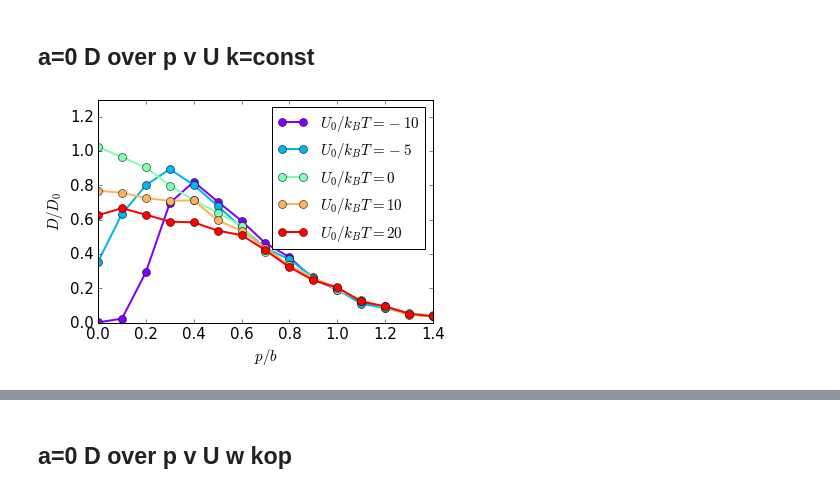
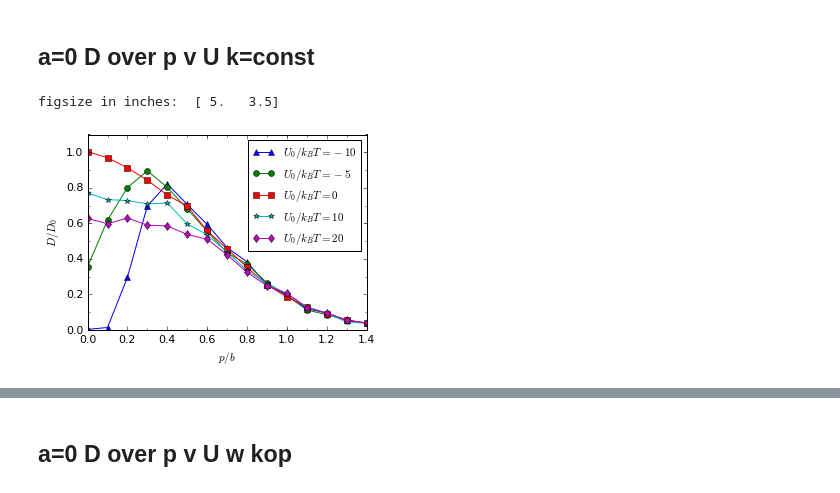
Before and after one commit to JohannHansing/iPythonNB, a Jupyter notebook: Ranb/Ranb.ipynb, the cells around one changed output, grey strips where cells are left out. Drawn from its saved outputs; the diff is of its cells as text; code cells hidden in the pictures.

```diff
--- a/Ranb/Ranb.ipynb
+++ b/Ranb/Ranb.ipynb
@@ -124,9 +135,9 @@ def plotDoPhi(aop,dataArrs,labels,loglog=False,legendloc=0,noshow=False,
     elif noshow==False:
         plt.show()
 
-# Function to plot D over p vary lub noLub data with fixed aop
-def plotdata(dataArrs,xlabel,linelabels,linestyles='',noshow=False,loglog=False,legendloc=0,ncol=1,tofile=False,filename='test',fitexp=False,plotfit=False,ylim=[0,1.3]):
-    plt.figure()
+def plotdata(dataArrs,xlabel,linelabels,linestyles='',noshow=False,addfig=False,loglog=False,legendloc=0,ncol=1,
+             tofile=False,filename='test',fitexp=False,plotfit=False,ylim=[0,1.1],xlim=None,alph=0,nu=1.04):
+    if addfig==False: fig, ax = plt.subplots(figsize=figsizeRanb)
     if linestyles=='': lslist = len(dataArrs) * ['o-']
     elif linestyles=='markers': lslist=plotmarkers
     else: lslist = linestyles
@@ -137,12 +148,19 @@ def plotdata(dataArrs,xlabel,linelabels,linestyles='',noshow=False,loglog=False,
             plt.loglog(xvals,np.abs(np.log(dd0s)),lslist[i],label=linelabels[i])
             plt.xlabel("$\log("+xlabel+")$")
             plt.ylabel("$\log(|\log(D/D_0)|)$")
+            if alph!=0:# plot a line in the log-plot
+                xs=np.linspace(xvals[0],xvals[-1],100)
+                ys=alph*xs**nu
+                plt.loglog(xs,ys,'k-')
         else:
             plt.plot(xvals,dd0s,lslist[i],label=linelabels[i])
-            plt.ylim(ylim)
             #plt.xlim([0,1])
             plt.xlabel(r'$'+xlabel+'$')
             plt.ylabel("$D/D_0$")
+            if addfig==False:
+                ax.xaxis.set_minor_locator(minorLocator)
+                ax.yaxis.set_minor_locator(AutoMinorLocator(2))
+            plt.locator_params(axis='x',nbins=7) #maximum number of xticks
         if fitexp:
             popt, pcov = curve_fit(stexp, xvals, dd0s,p0=[9,0.7],bounds=(0, [np.inf, np.inf]))
             print(linelabels[i],popt)
@@ -150,7 +168,9 @@ def plotdata(dataArrs,xlabel,linelabels,linestyles='',noshow=False,loglog=False,
                 xs = np.linspace(xvals[0],xvals[-1],100)
                 ys = stexp(xs, *popt)
                 plt.plot(xs,ys,'k-')
-    plt.legend(ncol=ncol,loc=legendloc,fontsize = 'medium')
+    plt.legend(ncol=ncol,loc=legendloc,fontsize = 'medium',frameon=False)
+    plt.ylim(ylim)
+    plt.xlim(xlim)
     #plt.legend(bbox_to_anchor=(1.05, 1), loc='upper left', ncol=1)
     if tofile==True:
         pp = PdfPages('figures/'+filename+'.pdf')
@@ -246,34 +266,38 @@ plotdataArr(u0data,'p/\bar{b}',lineArr=triggerNameArr)
 # %%
 # get D over p data for fixed kop aop and U in order to plot D over phi for different U_0
-def getDop_kop_k_a_U_d(u,a=0,trigger='fixb',system='rand',d=0,k='1.000',kop=0,dt='0.0005'):
+def getDop_kop_k_a_U_d(u,a=0,trigger='fixb',system='rand',d=0,k='1.000',kop=0,dt='0.0005',MSD="MSD",ranU=False):
     initfolder=root+"/Documents/workspace-cpp/RanbSPS/Release/sim_data/"
     kstr=k
+    adir="a"+str(a)
+    if ranU:
+        initfolder+="ranU/"
     if system=='rand':
         initfolder+="rand/d"+str(d)+"/"
     if trigger=='fixb':
         initfolder+="fixb/"
     else:
         return 'TODO'
-    if trigger=='fixb' and d==0:
-        initfolder=root+"/Documents/workspace-cpp/SingleParticleSim/Release/sim_data/noreset/TODOTODOTODO/"
+    if trigger=='fixb' and d==0 and kop==0:
+        initfolder=root+"/Documents/workspace-cpp/SingleParticleSimulation/sim_dataOLD/noreset"
+        adir="d0/b10"
     data=[]
-    #print(folder)
+    #print(initfolder)
     pArr=[]
     for dtdir in os.listdir(initfolder): #search smallest dt first
-        folder=initfolder+"/"+dtdir+"/t200/a"+str(a)+"/"
+        folder=initfolder+"/"+dtdir+"/t200/"+adir+"/"
         if os.path.isdir(folder):
             for pdir in os.listdir(folder):
                 if "DS" in pdir: continue
                 p=float(pdir[1:])
                 if p in pArr: continue
-                pArr.append(p)
                 prel=p/10.
                 if kop!=0 and u!=0:
                     k=kop*p
                     kstr="{0:.3f}".format(k)
-                file=os.path.join(folder,pdir,'k'+kstr+'/u'+str(u)+'/InstantValues/linear_fit_parametersMSD.txt')
+                file=os.path.join(folder,pdir,'k'+kstr+'/u'+str(u)+'/InstantValues/linear_fit_parameters'+MSD+'.txt')
                 #print(file)
                 if os.path.isfile(file):
+                    pArr.append(p)
                     #print(file)
                     with open(file, 'r') as fitf:
                         m = (fitf.readline().split('m')[1]).split()[0]
@@ -558,10 +667,11 @@ ________________
 # %%
 a=0;k='1.000'
 d=9
 uArr=[-10,-5,0,10,20]
 dataArr=[getDop_kop_k_a_U_d(u,a,d=d,k='1.000',kop=0) for u in uArr]
 titleArr = ['$U_0/k_BT = '+str(u)+'$' for u in uArr]
-plotdataArr(dataArr,r'p/b',lineArr=titleArr,tofile=True,filename='D_over_p_vary_U_a0')
+plotdata(dataArr,r'p/b',titleArr,linestyles='markers',tofile=True,filename='D_over_p_vary_U_a0_d9')
 # NO D over phi Since I use constant k
 # %% [output]
+figsize in inches:  [ 5.   3.5]
-[figure, old version]
+[figure, new version]
```
Also changed, not shown: parts of 46 cells of this notebook, 4 other files.
